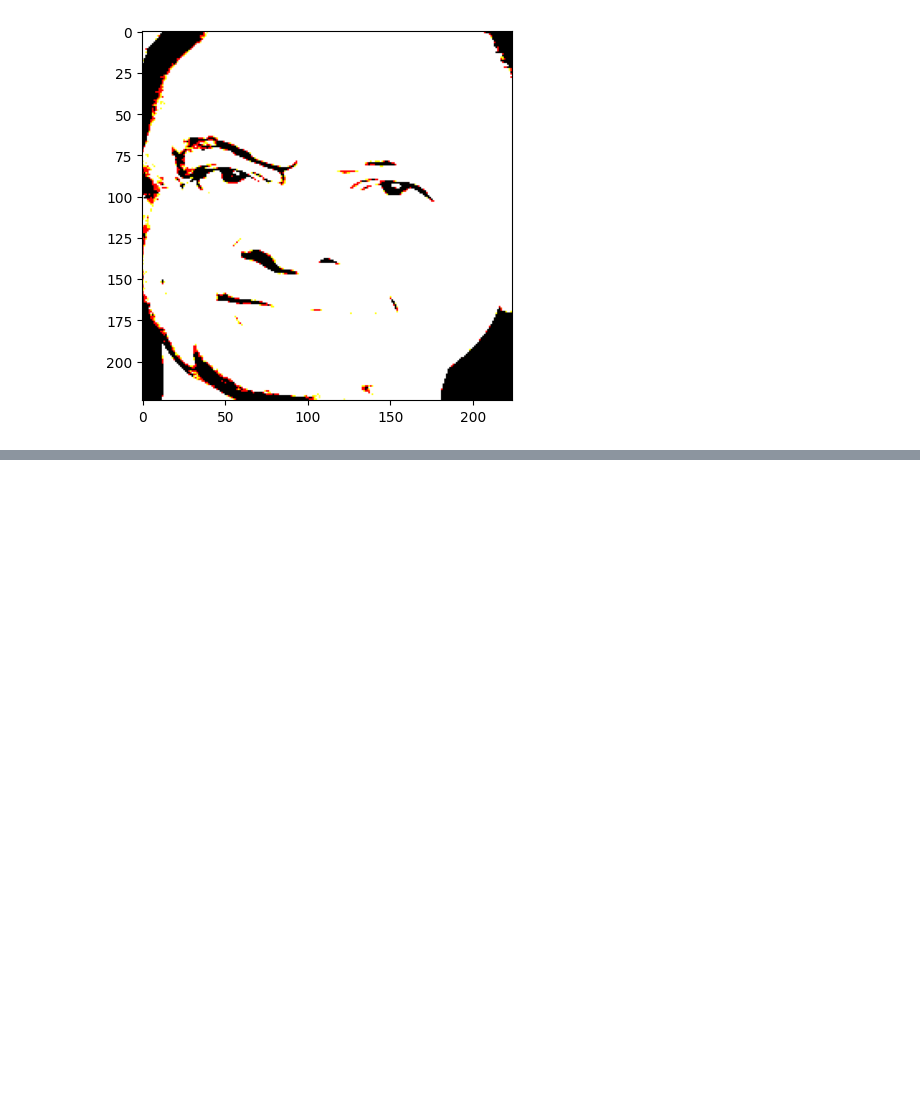
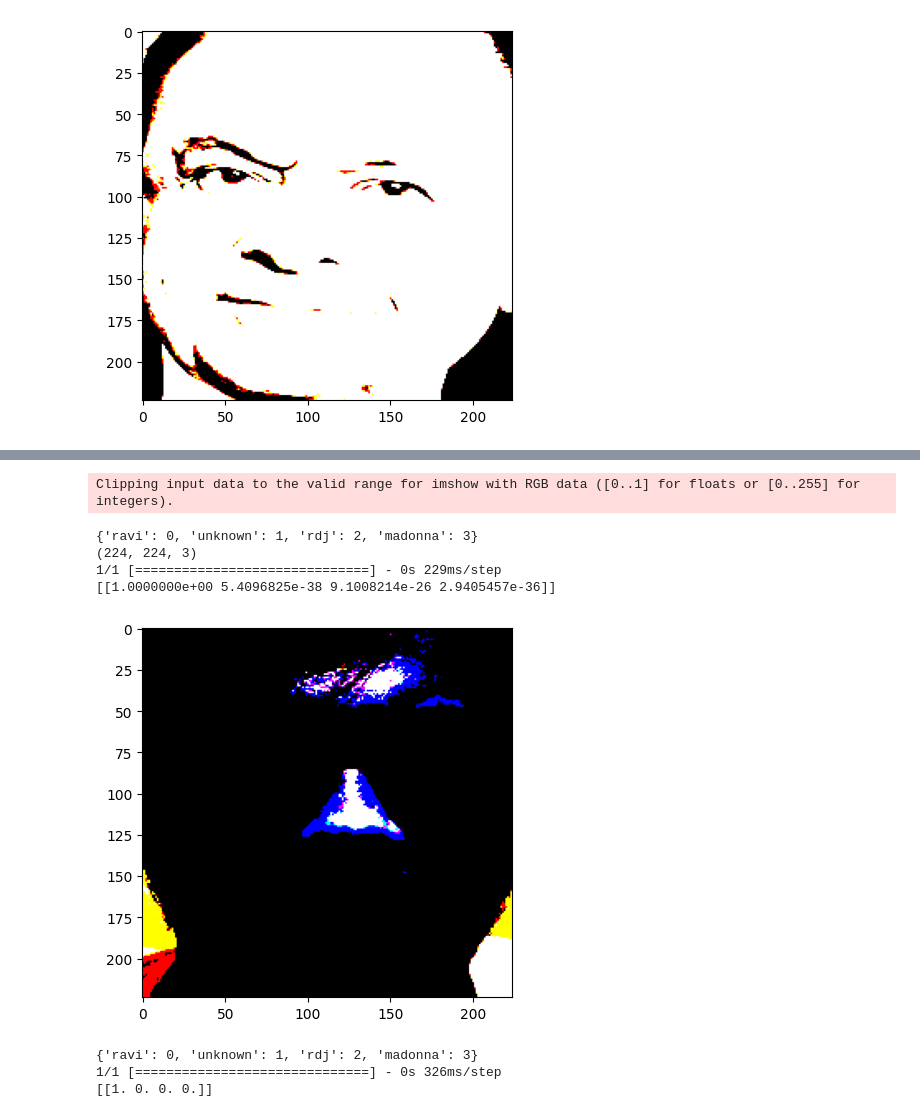
Before and after one commit to RavindraB55/Facial-Recognition, a Jupyter notebook: facial-recognition.ipynb, the cells around one changed output, grey strips where cells are left out. Drawn from its saved outputs; the diff is of its cells as text; code cells hidden in the pictures; blank space fills up the shorter version.

```diff
--- a/facial-recognition.ipynb
+++ b/facial-recognition.ipynb
@@ -144,0 +496,20 @@ names[0]
+# %%
+learning_rate = 0.0001
+custom_vgg_model.compile(optimizer=Adam(learning_rate = learning_rate),
+                        loss = tf.keras.losses.SparseCategoricalCrossentropy(from_logits = True),
+                        metrics = ['accuracy'])
+# %%
+from sklearn.utils.class_weight import compute_class_weight
+
+# Extract labels from the dataset
+train_labels = np.concatenate([label_tensor.numpy() for _, label_tensor in new_dataset])
+
+# Get unique class labels
+class_labels = np.unique(train_labels)
+
+# Compute class weights
+class_weights = compute_class_weight('balanced', classes = class_labels, y = train_labels)
+class_weight_dict = dict(zip(class_labels, class_weights))
+
+print("Class Labels:", class_labels)
+print("Class Weights:", class_weight_dict)
@@ -144,0 +519,2 @@ names[0]
+# %%
+history = custom_vgg_model.fit(new_dataset, epochs = 20, class_weight=class_weight_dict) #
@@ -144,0 +602,27 @@ names[0]
+# %%
+print(label_to_index)
+j = 2
+img = np.expand_dims(images[j], axis=0)  # new shape: (1, 720, 1280, 3)
+
+print(images[j].shape)
+plt.imshow(images[j])
+predictions = prob_model.predict(img)
+print(predictions)
+# %% [output]
+Clipping input data to the valid range for imshow with RGB data ([0..1] for floats or [0..255] for integers).
+{'ravi': 0, 'unknown': 1, 'rdj': 2, 'madonna': 3}
+(224, 224, 3)
+1/1 [==============================] - 0s 229ms/step
+[[1.0000000e+00 5.4096825e-38 9.1008214e-26 2.9405457e-36]]
+[figure, added]
+# %%
+print(label_to_index)
+j = 2
+img = np.expand_dims(ravi_sample, axis=0)  # new shape: (1, 720, 1280, 3)
+
+predictions = prob_model.predict(ravi_sample)
+print(predictions)
+# %% [output]
+{'ravi': 0, 'unknown': 1, 'rdj': 2, 'madonna': 3}
+1/1 [==============================] - 0s 326ms/step
+[[1. 0. 0. 0.]]
```
Also changed, not shown: parts of 26 cells of this notebook, 1 other file.
